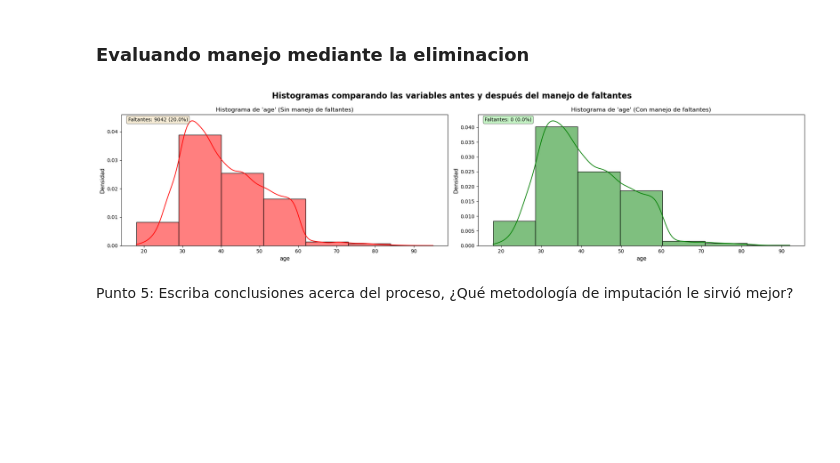
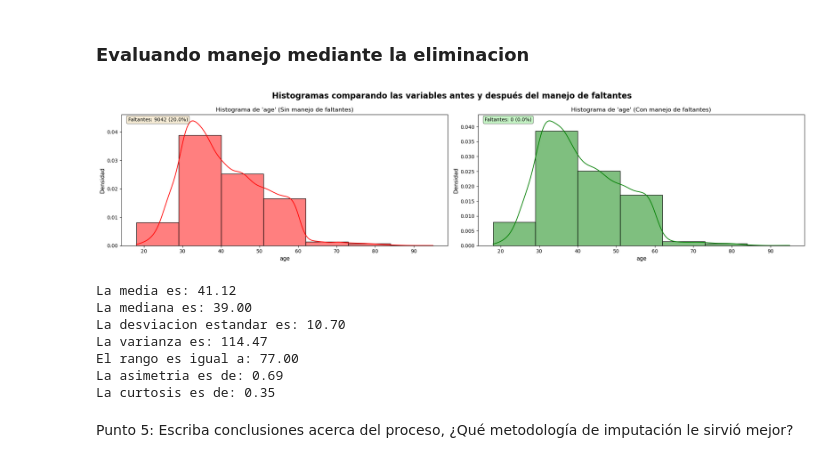
Before and after one commit to TheMaorba/DataMining, a Jupyter notebook: Tarea2/Tarea2.ipynb, the cells around one changed output. Drawn from its saved outputs; the diff is of its cells as text; code cells hidden in the pictures; blank space fills up the shorter version.

```diff
--- a/Tarea2/Tarea2.ipynb
+++ b/Tarea2/Tarea2.ipynb
@@ -226,12 +237,21 @@ Graficos.comparar_histogramas(
 # %%
 Graficos.comparar_histogramas(
     df_original=df_conna,
     df_procesado=df_drop,
     columna_original='age',
     columna_procesada='age'
 )
+
+Graficos.estadisticas(df_drop, 'age')
 # %% [output]
-[figure, old version]
+[figure, new version]
+La media es: 41.12
+La mediana es: 39.00
+La desviacion estandar es: 10.70
+La varianza es: 114.47
+El rango es igual a: 77.00
+La asimetria es de: 0.69
+La curtosis es de: 0.35
 # %% [markdown]
 Punto 5: Escriba conclusiones acerca del proceso, ¿Qué metodología de imputación le sirvió mejor?
 # %% [markdown]
```
Also changed, not shown: parts of 12 cells of this notebook.
